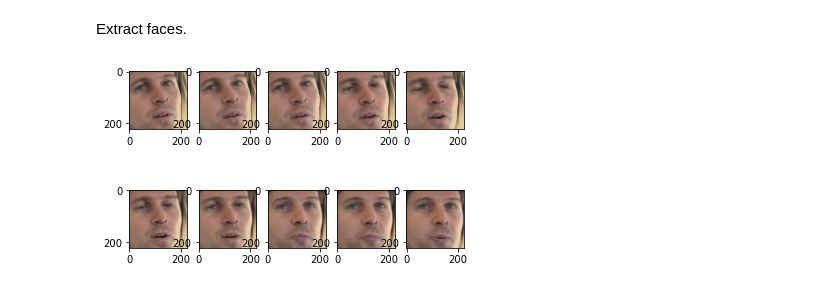
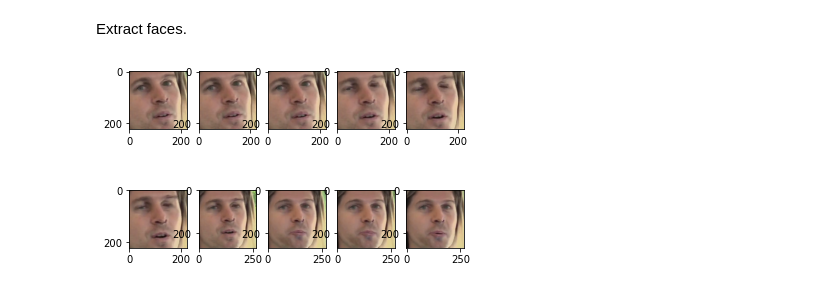
Before and after one commit to hanahs-deepfake-detection/detection-algorithms, a Jupyter notebook: glitch-detection/Glitch Detection.ipynb, the cells around one changed output. Cells and saved outputs as stored; diff of their text form; code cells hidden in the pictures.

Commit message:
Convert existing code to use dataset_util

```diff
--- a/glitch-detection/Glitch Detection.ipynb
+++ b/glitch-detection/Glitch Detection.ipynb
@@ -30,0 +13,7 @@ metadata_frame.head()
+# %%
+import sys
+sys.path.insert(0, '../common/')
+from dataset_util import Dataset
+
+dataset = Dataset()
+dataset.get_metadata_dataframe()
@@ -64,6 +35,0 @@ Visualize the detected rectangle.
-# %%
-plt.imshow(frame)
-print(frame.shape)
-ax = plt.gca()
-for rect in rects:
-    ax.add_patch(patch.Rectangle((rect.left(), rect.top()), rect.width(), rect.height(), edgecolor='r', facecolor='none'))
@@ -73,13 +41,10 @@ for rect in rects:
 # %% [markdown]
 Extract faces.
 # %%
-cap = cv.VideoCapture(os.path.join(DATASET_DIR, TRAIN_SAMPLE_DIR, 'aagfhgtpmv.mp4'))
 for frame_num in range(10):
     ax = plt.subplot(2, 5, frame_num + 1)
-    cap.set(cv.CAP_PROP_POS_FRAMES, frame_num)
-    ret, current_frame = cap.read()
-    rects = detector(current_frame, 1)
-    ax.imshow(cv.cvtColor(current_frame[rect.top():rect.bottom(),rect.left():rect.right()], cv.COLOR_BGR2RGB))
+    face = dataset.get_face_from_video('aagfhgtpmv.mp4', frame_num)
+    ax.imshow(cv.cvtColor(face, cv.COLOR_BGR2RGB))
 plt.show()
 # %% [output]
-[figure, old version]
+[figure, new version]
```
Also changed, not shown: parts of 9 cells of this notebook.
